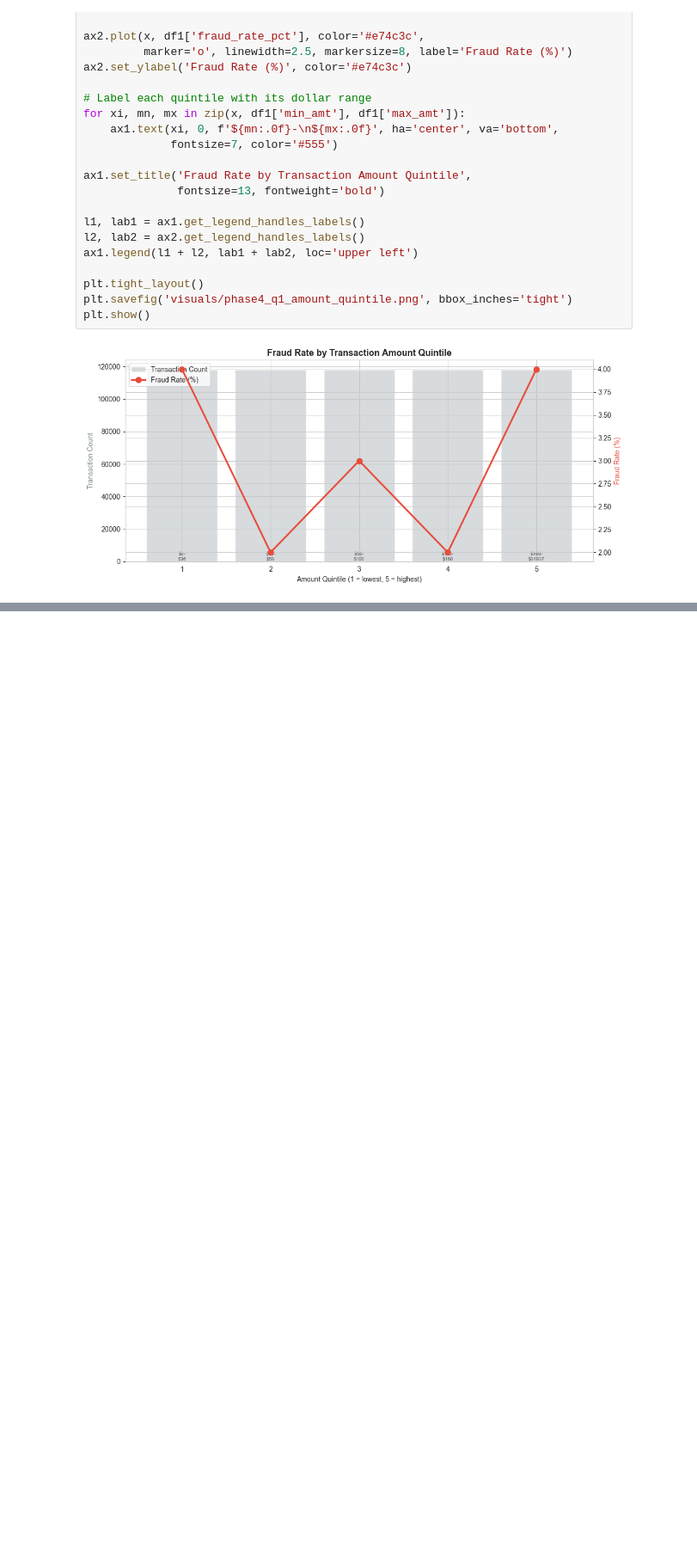
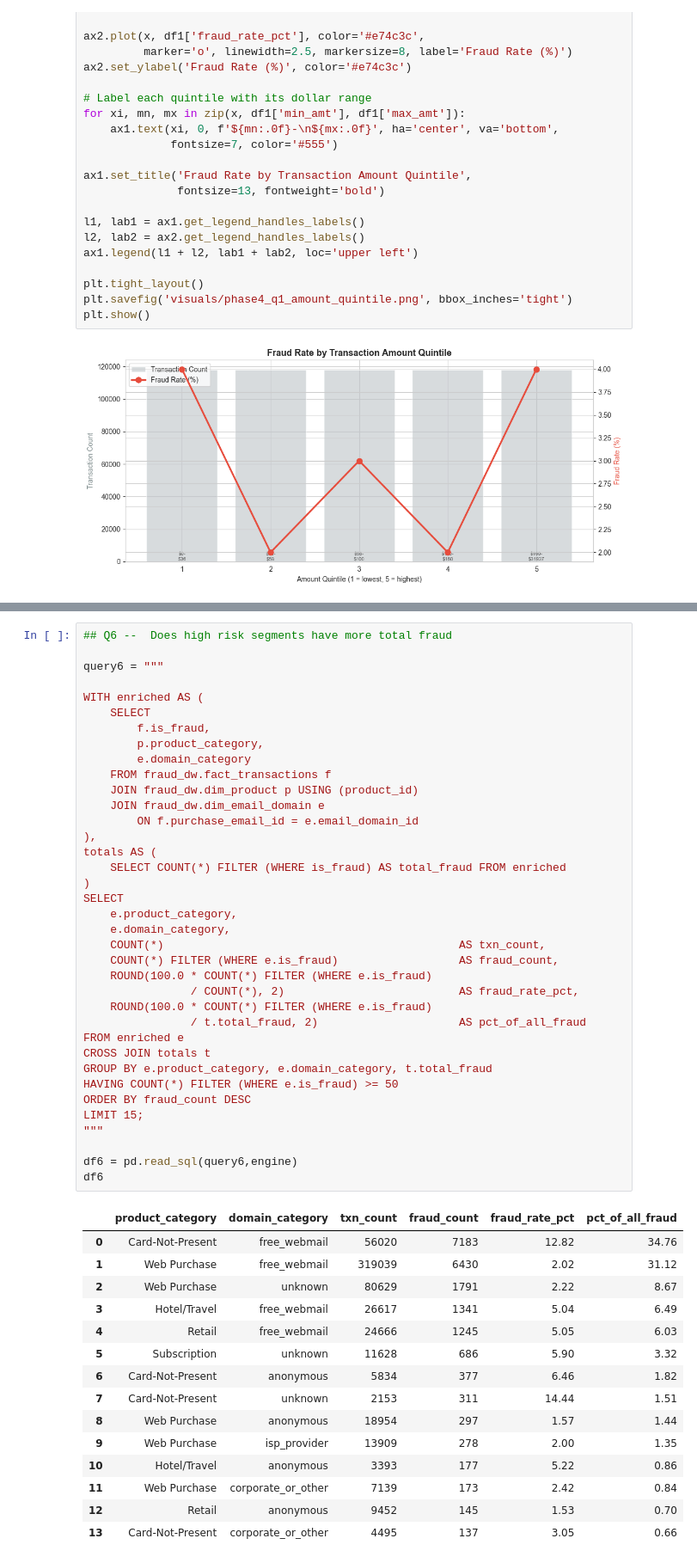
Before and after one commit to ShenbagaArunK/Credit-card-risk-analytics-sql-python, a Jupyter notebook: notebooks/05_phase4_segmentation.ipynb, the cells around one changed output, grey strips where cells are left out. Shown at 86% size. Saved outputs shown, nothing was run; the diff lists cells and outputs as text; blank space fills up the shorter version.

```diff
--- a/notebooks/05_phase4_segmentation.ipynb
+++ b/notebooks/05_phase4_segmentation.ipynb
@@ -106,0 +292,53 @@ plt.show()
+# %%
+## Q6 --  Does high risk segments have more total fraud
+
+query6 = """
+
+WITH enriched AS (
+    SELECT
+        f.is_fraud,
+        p.product_category,
+        e.domain_category
+    FROM fraud_dw.fact_transactions f
+    JOIN fraud_dw.dim_product p USING (product_id)
+    JOIN fraud_dw.dim_email_domain e
+        ON f.purchase_email_id = e.email_domain_id
+),
+totals AS (
+    SELECT COUNT(*) FILTER (WHERE is_fraud) AS total_fraud FROM enriched
+)
+SELECT
+    e.product_category,
+    e.domain_category,
+    COUNT(*)                                            AS txn_count,
+    COUNT(*) FILTER (WHERE e.is_fraud)                  AS fraud_count,
+    ROUND(100.0 * COUNT(*) FILTER (WHERE e.is_fraud)
+                / COUNT(*), 2)                          AS fraud_rate_pct,
+    ROUND(100.0 * COUNT(*) FILTER (WHERE e.is_fraud)
+                / t.total_fraud, 2)                     AS pct_of_all_fraud
+FROM enriched e
+CROSS JOIN totals t
+GROUP BY e.product_category, e.domain_category, t.total_fraud
+HAVING COUNT(*) FILTER (WHERE e.is_fraud) >= 50
+ORDER BY fraud_count DESC
+LIMIT 15;
+"""
+
+df6 = pd.read_sql(query6,engine)
+df6
+# %% [output]
+|  | product_category | domain_category | txn_count | fraud_count | fraud_rate_pct | pct_of_all_fraud |
+| 0 | Card-Not-Present | free_webmail | 56020 | 7183 | 12.82 | 34.76 |
+| 1 | Web Purchase | free_webmail | 319039 | 6430 | 2.02 | 31.12 |
+| 2 | Web Purchase | unknown | 80629 | 1791 | 2.22 | 8.67 |
+| 3 | Hotel/Travel | free_webmail | 26617 | 1341 | 5.04 | 6.49 |
+| 4 | Retail | free_webmail | 24666 | 1245 | 5.05 | 6.03 |
+| 5 | Subscription | unknown | 11628 | 686 | 5.90 | 3.32 |
+| 6 | Card-Not-Present | anonymous | 5834 | 377 | 6.46 | 1.82 |
+| 7 | Card-Not-Present | unknown | 2153 | 311 | 14.44 | 1.51 |
+| 8 | Web Purchase | anonymous | 18954 | 297 | 1.57 | 1.44 |
+| 9 | Web Purchase | isp_provider | 13909 | 278 | 2.00 | 1.35 |
+| 10 | Hotel/Travel | anonymous | 3393 | 177 | 5.22 | 0.86 |
+| 11 | Web Purchase | corporate_or_other | 7139 | 173 | 2.42 | 0.84 |
+| 12 | Retail | anonymous | 9452 | 145 | 1.53 | 0.70 |
+| 13 | Card-Not-Present | corporate_or_other | 4495 | 137 | 3.05 | 0.66 |
```
Also changed, not shown: parts of 9 cells of this notebook, 2 other files.
